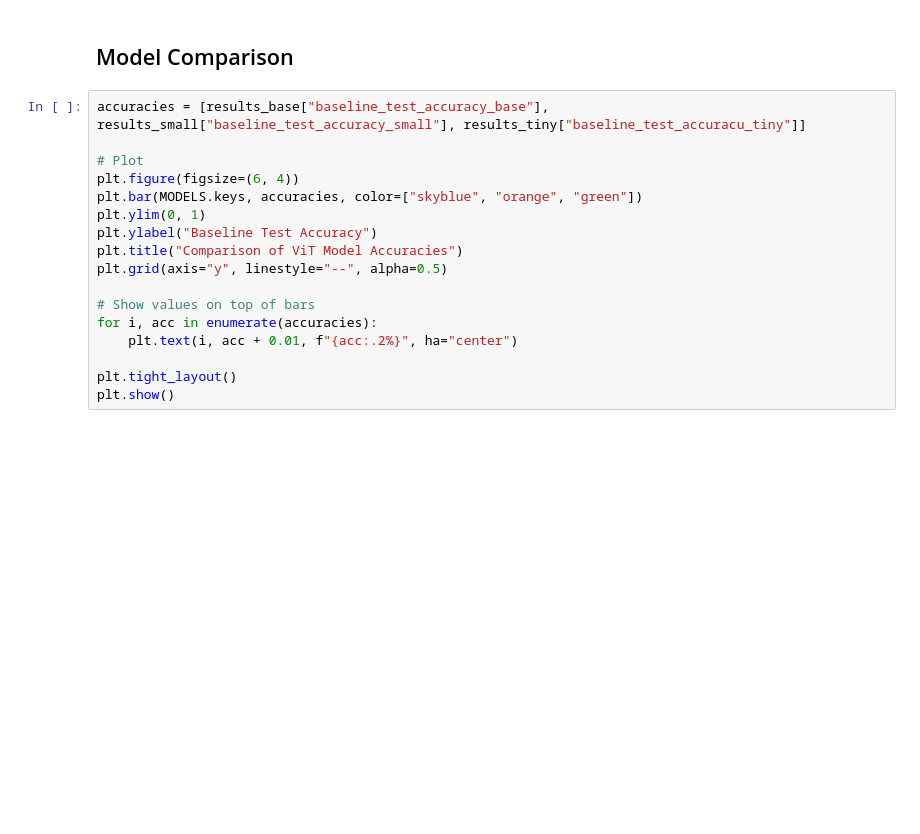
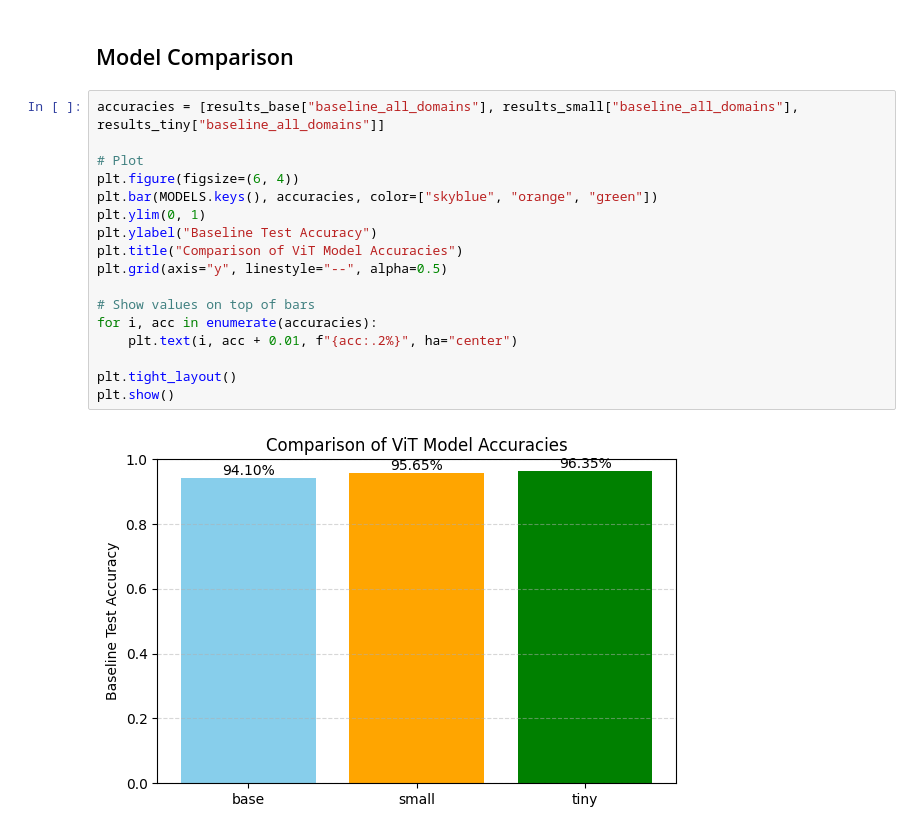
Before and after one commit to ha405/Visual-Reasoning, a Jupyter notebook: Experiments/pacs_vit_base.ipynb, the cells around one changed output. Drawn from its saved outputs; the diff is of its cells as text; blank space fills up the shorter version.

```diff
--- a/Experiments/pacs_vit_base.ipynb
+++ b/Experiments/pacs_vit_base.ipynb
@@ -473,19 +584,21 @@ print(f"\nAverage Accuracy: {avg_acc:.4f}")
 # %% [markdown]
 ## Model Comparison
 # %%
-accuracies = [results_base["baseline_test_accuracy_base"], results_small["baseline_test_accuracy_small"], results_tiny["baseline_test_accuracu_tiny"]]
+accuracies = [results_base["baseline_all_domains"], results_small["baseline_all_domains"], results_tiny["baseline_all_domains"]]
 
 # Plot
 plt.figure(figsize=(6, 4))
-plt.bar(MODELS.keys, accuracies, color=["skyblue", "orange", "green"])
+plt.bar(MODELS.keys(), accuracies, color=["skyblue", "orange", "green"])
 plt.ylim(0, 1)
 plt.ylabel("Baseline Test Accuracy")
 plt.title("Comparison of ViT Model Accuracies")
 plt.grid(axis="y", linestyle="--", alpha=0.5)
 
 # Show values on top of bars
 for i, acc in enumerate(accuracies):
     plt.text(i, acc + 0.01, f"{acc:.2%}", ha="center")
 
 plt.tight_layout()
 plt.show()
+# %% [output]
+[figure, added]
```
Also changed, not shown: parts of 13 cells of this notebook.
